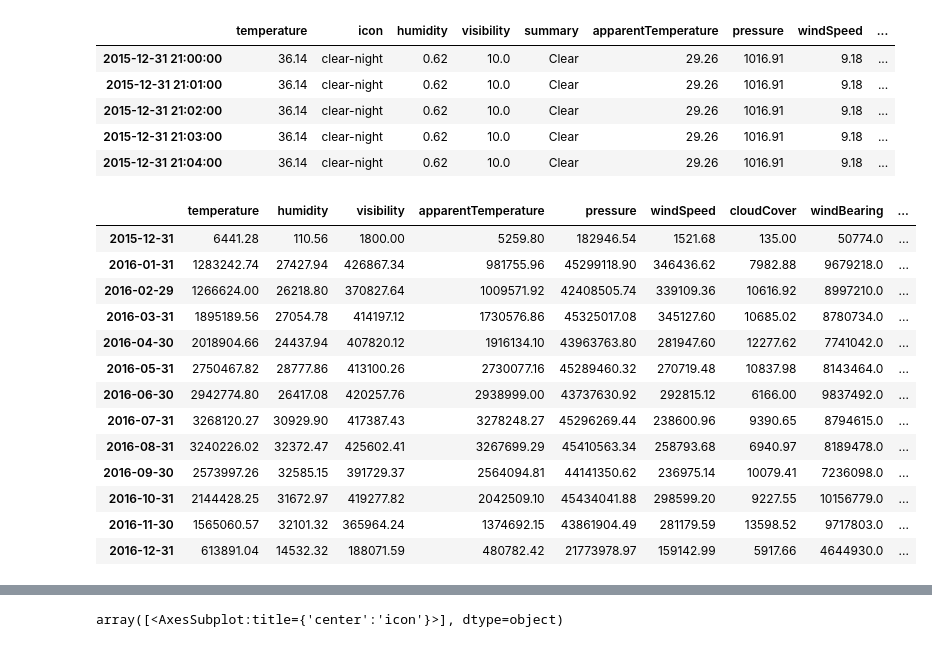
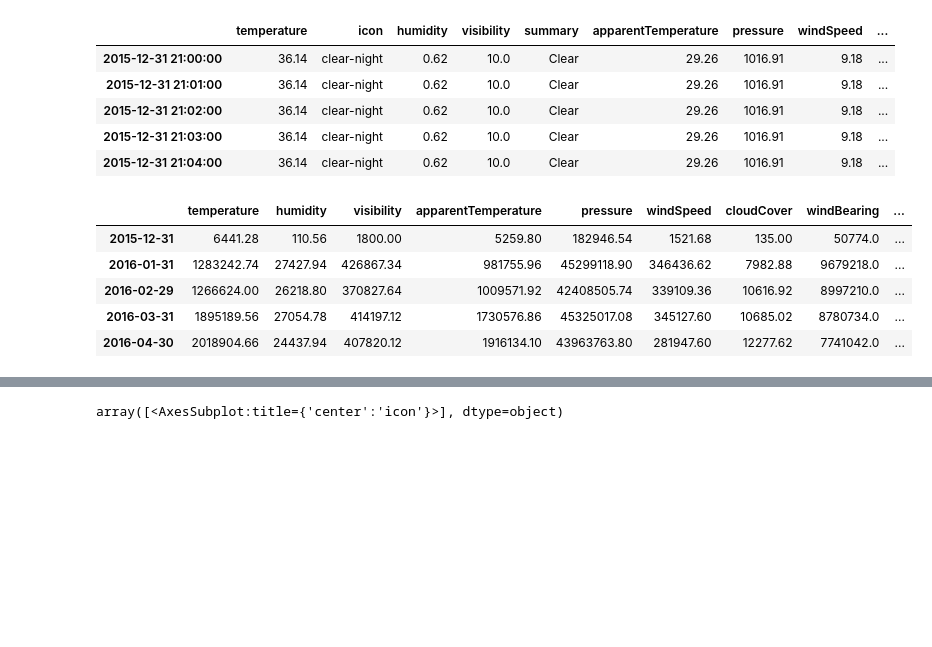
Before and after one commit to hibaasslam/project, a Jupyter notebook: project final.ipynb, the cells around one changed output, grey strips where cells are left out. Cells and saved outputs as stored; diff of their text form; code cells hidden in the pictures; blank space fills up the shorter version.

```diff
--- a/project final.ipynb
+++ b/project final.ipynb
@@ -460,19 +460,11 @@ weather_data.head()
 # %%
 weather_per_month=weather_data.resample('M').sum()
 # %%
-weather_per_month
+weather_per_month.head()
 # %% [output]
 |  | temperature | humidity | visibility | apparentTemperature | pressure | windSpeed | cloudCover | windBearing | ... |
 | 2015-12-31 | 6441.28 | 110.56 | 1800.00 | 5259.80 | 182946.54 | 1521.68 | 135.00 | 50774.0 | ... |
 | 2016-01-31 | 1283242.74 | 27427.94 | 426867.34 | 981755.96 | 45299118.90 | 346436.62 | 7982.88 | 9679218.0 | ... |
 | 2016-02-29 | 1266624.00 | 26218.80 | 370827.64 | 1009571.92 | 42408505.74 | 339109.36 | 10616.92 | 8997210.0 | ... |
 | 2016-03-31 | 1895189.56 | 27054.78 | 414197.12 | 1730576.86 | 45325017.08 | 345127.60 | 10685.02 | 8780734.0 | ... |
 | 2016-04-30 | 2018904.66 | 24437.94 | 407820.12 | 1916134.10 | 43963763.80 | 281947.60 | 12277.62 | 7741042.0 | ... |
-| 2016-05-31 | 2750467.82 | 28777.86 | 413100.26 | 2730077.16 | 45289460.32 | 270719.48 | 10837.98 | 8143464.0 | ... |
-| 2016-06-30 | 2942774.80 | 26417.08 | 420257.76 | 2938999.00 | 43737630.92 | 292815.12 | 6166.00 | 9837492.0 | ... |
-| 2016-07-31 | 3268120.27 | 30929.90 | 417387.43 | 3278248.27 | 45296269.44 | 238600.96 | 9390.65 | 8794615.0 | ... |
-| 2016-08-31 | 3240226.02 | 32372.47 | 425602.41 | 3267699.29 | 45410563.34 | 258793.68 | 6940.97 | 8189478.0 | ... |
-| 2016-09-30 | 2573997.26 | 32585.15 | 391729.37 | 2564094.81 | 44141350.62 | 236975.14 | 10079.41 | 7236098.0 | ... |
-| 2016-10-31 | 2144428.25 | 31672.97 | 419277.82 | 2042509.10 | 45434041.88 | 298599.20 | 9227.55 | 10156779.0 | ... |
-| 2016-11-30 | 1565060.57 | 32101.32 | 365964.24 | 1374692.15 | 43861904.49 | 281179.59 | 13598.52 | 9717803.0 | ... |
-| 2016-12-31 | 613891.04 | 14532.32 | 188071.59 | 480782.42 | 21773978.97 | 159142.99 | 5917.66 | 4644930.0 | ... |
```
Also changed, not shown: parts of 18 cells of this notebook.
